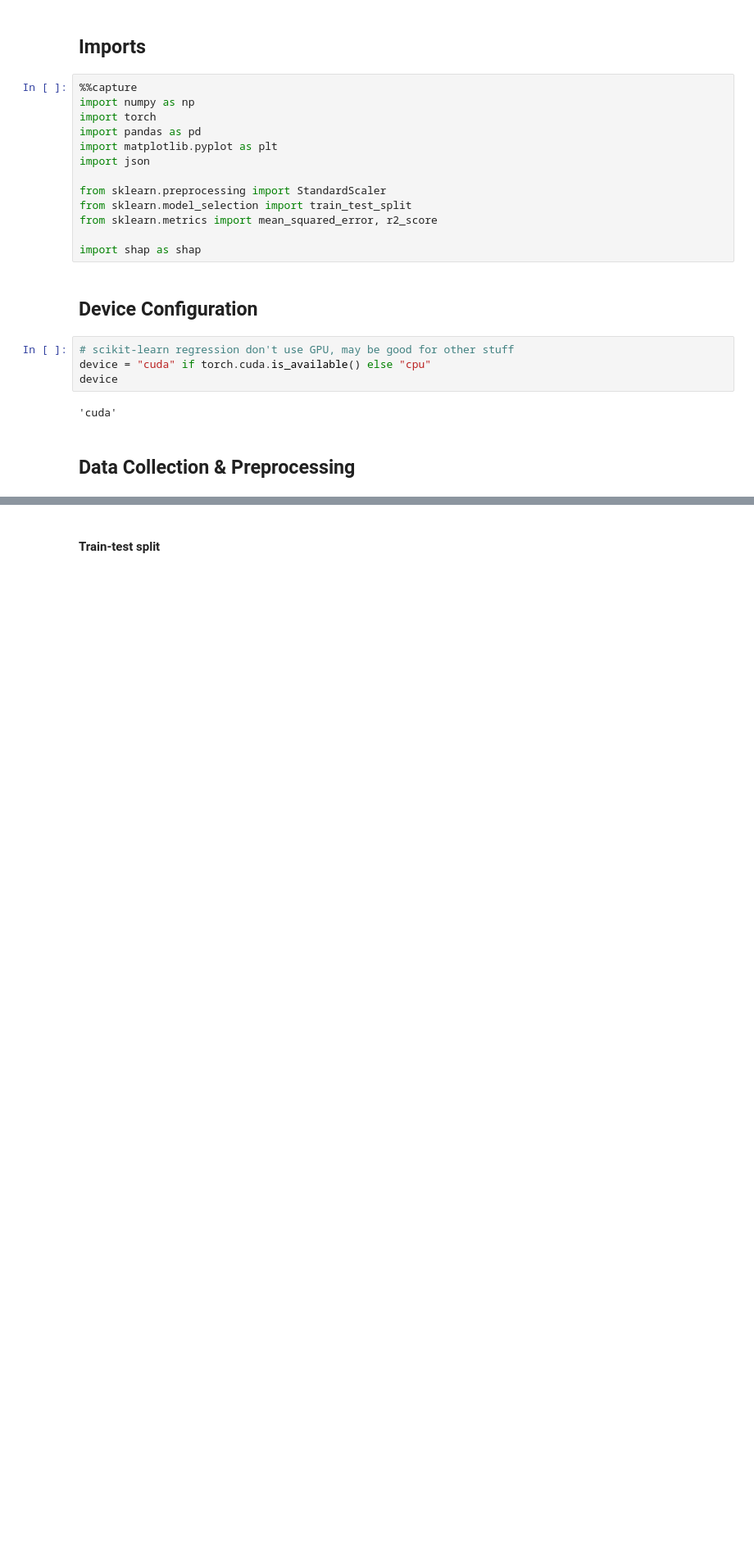
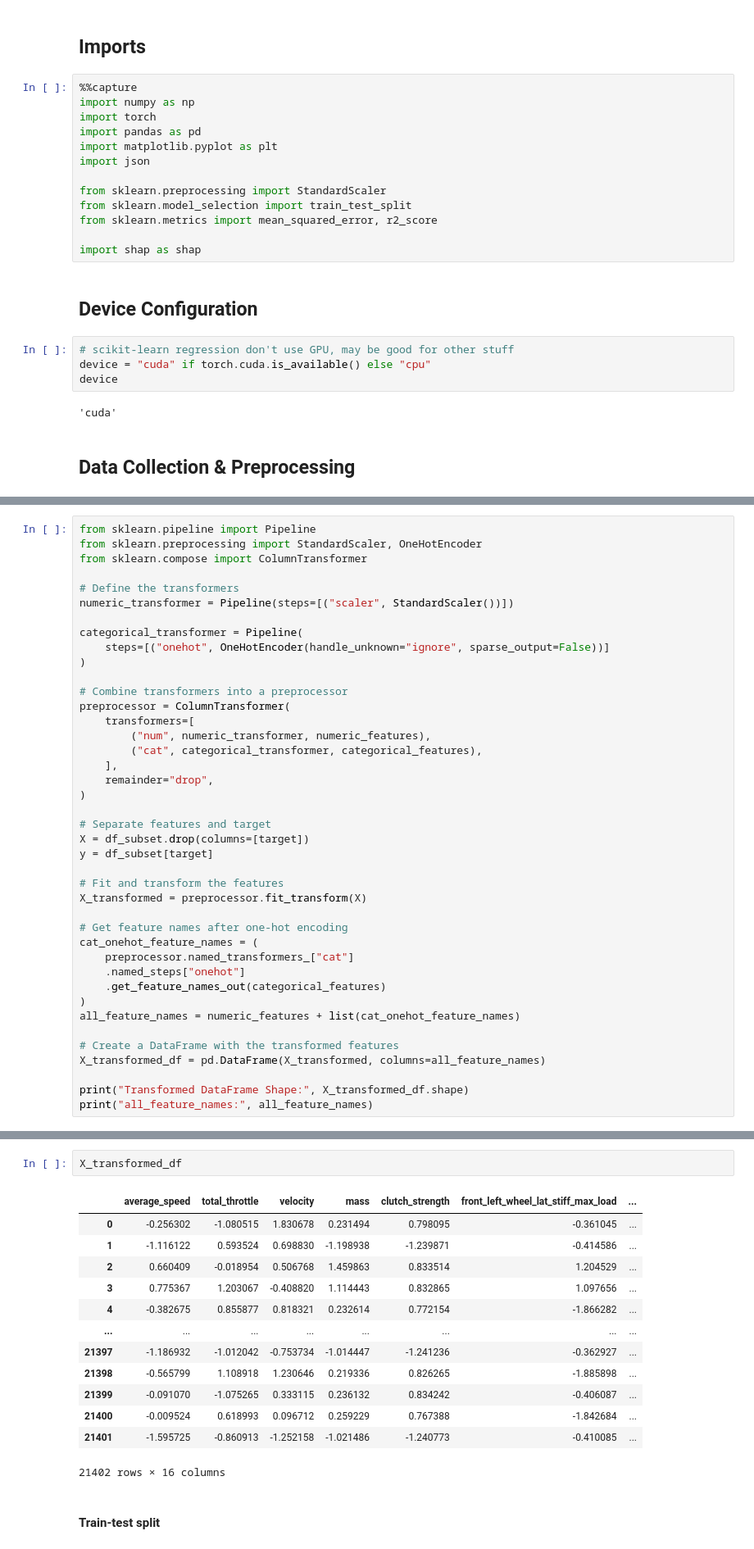
Before and after one commit to CanoniCarLTD/Canonicar_DS, a Jupyter notebook: Canonicar_DS.ipynb, the cells around one changed output, grey strips where cells are left out. Shown at 82% size. Drawn from its saved outputs; the diff is of its cells as text; blank space fills up the shorter version.

```diff
--- a/Canonicar_DS.ipynb
+++ b/Canonicar_DS.ipynb
@@ -349,0 +189,41 @@ Name: lap time, Length: 39302, dtype: float64
+# %%
+from sklearn.pipeline import Pipeline
+from sklearn.preprocessing import StandardScaler, OneHotEncoder
+from sklearn.compose import ColumnTransformer
+
+# Define the transformers
+numeric_transformer = Pipeline(steps=[("scaler", StandardScaler())])
+
+categorical_transformer = Pipeline(
+    steps=[("onehot", OneHotEncoder(handle_unknown="ignore", sparse_output=False))]
+)
+
+# Combine transformers into a preprocessor
+preprocessor = ColumnTransformer(
+    transformers=[
+        ("num", numeric_transformer, numeric_features),
+        ("cat", categorical_transformer, categorical_features),
+    ],
+    remainder="drop",
+)
+
+# Separate features and target
+X = df_subset.drop(columns=[target])
+y = df_subset[target]
+
+# Fit and transform the features
+X_transformed = preprocessor.fit_transform(X)
+
+# Get feature names after one-hot encoding
+cat_onehot_feature_names = (
+    preprocessor.named_transformers_["cat"]
+    .named_steps["onehot"]
+    .get_feature_names_out(categorical_features)
+)
+all_feature_names = numeric_features + list(cat_onehot_feature_names)
+
+# Create a DataFrame with the transformed features
+X_transformed_df = pd.DataFrame(X_transformed, columns=all_feature_names)
+
+print("Transformed DataFrame Shape:", X_transformed_df.shape)
+print("all_feature_names:", all_feature_names)
@@ -350,3 +233,19 @@ Name: lap time, Length: 39302, dtype: float64
+# %%
+X_transformed_df
+# %% [output]
+|  | average_speed | total_throttle | velocity | mass | clutch_strength | front_left_wheel_lat_stiff_max_load | ... |
+| 0 | -0.256302 | -1.080515 | 1.830678 | 0.231494 | 0.798095 | -0.361045 | ... |
+| 1 | -1.116122 | 0.593524 | 0.698830 | -1.198938 | -1.239871 | -0.414586 | ... |
+| 2 | 0.660409 | -0.018954 | 0.506768 | 1.459863 | 0.833514 | 1.204529 | ... |
+| 3 | 0.775367 | 1.203067 | -0.408820 | 1.114443 | 0.832865 | 1.097656 | ... |
+| 4 | -0.382675 | 0.855877 | 0.818321 | 0.232614 | 0.772154 | -1.866282 | ... |
+| ... | ... | ... | ... | ... | ... | ... | ... |
+| 21397 | -1.186932 | -1.012042 | -0.753734 | -1.014447 | -1.241236 | -0.362927 | ... |
+| 21398 | -0.565799 | 1.108918 | 1.230646 | 0.219336 | 0.826265 | -1.885898 | ... |
+| 21399 | -0.091070 | -1.075265 | 0.333115 | 0.236132 | 0.834242 | -0.406087 | ... |
+| 21400 | -0.009524 | 0.618993 | 0.096712 | 0.259229 | 0.767388 | -1.842684 | ... |
+| 21401 | -1.595725 | -0.860913 | -1.252158 | -1.021486 | -1.240773 | -0.410085 | ... |
+21402 rows × 16 columns
 # %% [markdown]
 #### Train-test split
 # %%
```
Also changed, not shown: parts of 51 cells of this notebook, 49 other files.
